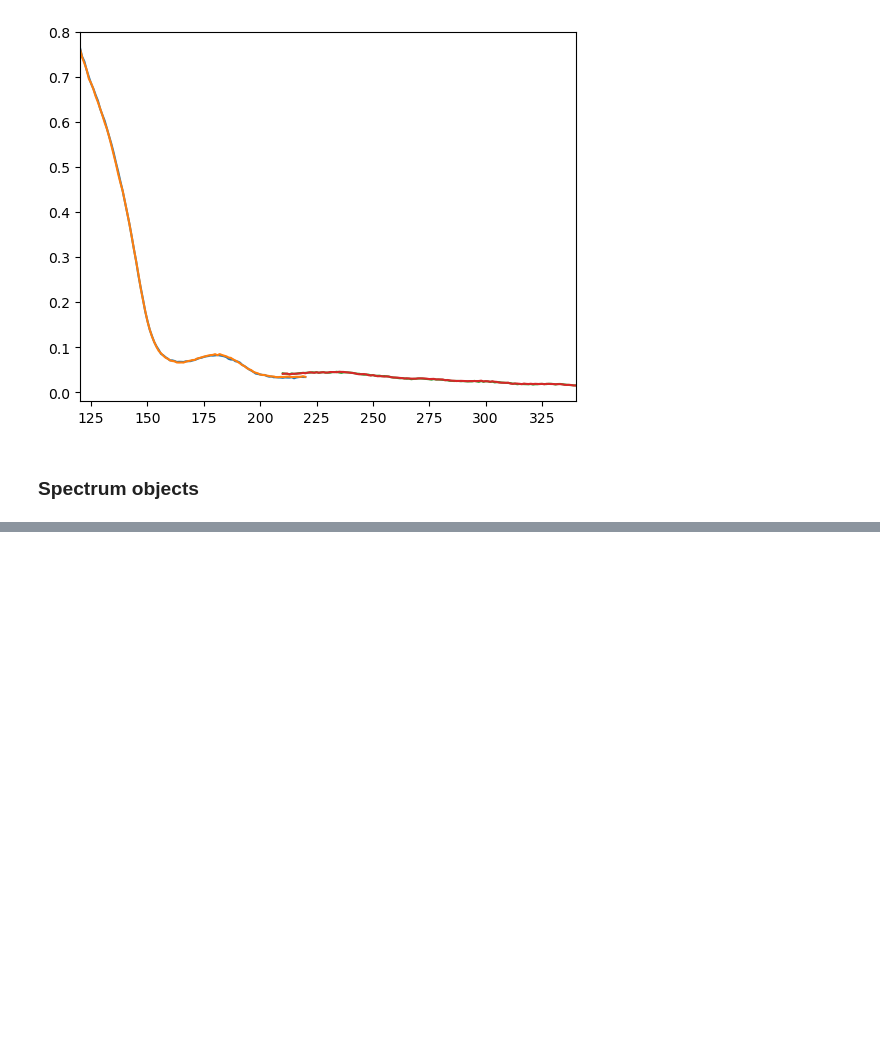
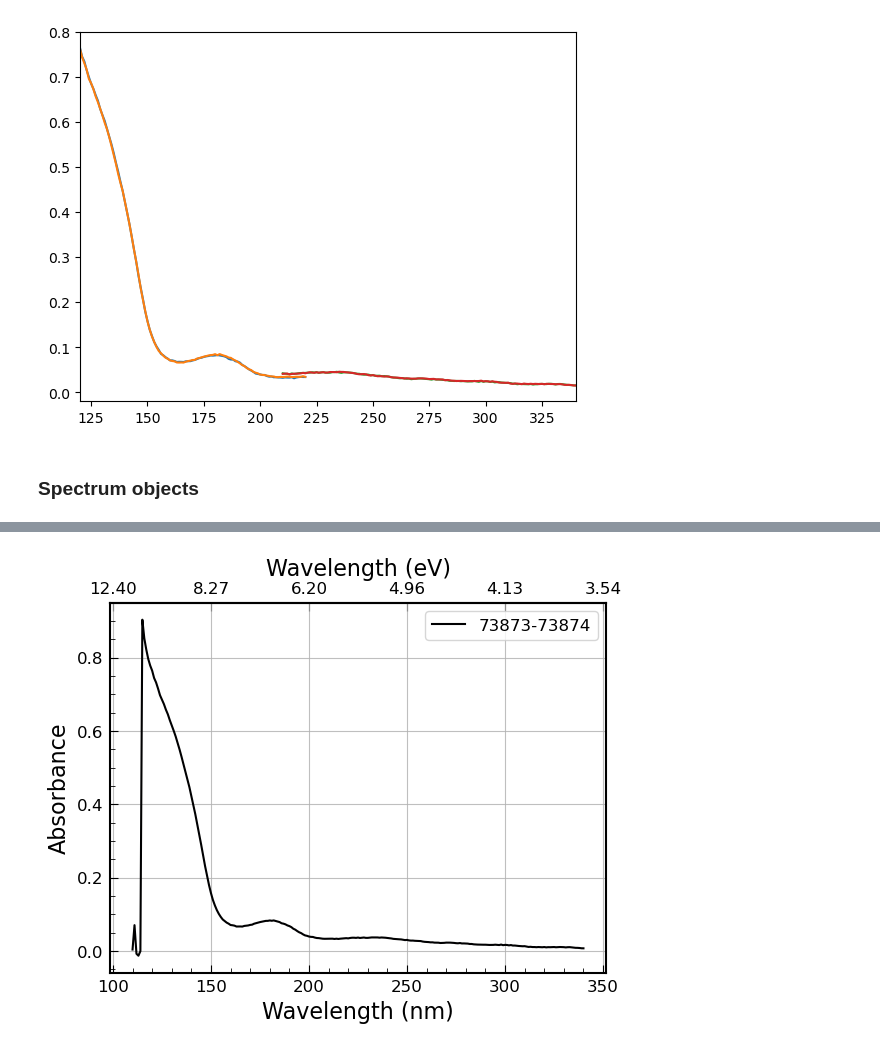
Before and after one commit to cassidy-andrew/AU-UV_ices, a Jupyter notebook: playground.ipynb, the cells around one changed output, grey strips where cells are left out. Drawn from its saved outputs; the diff is of its cells as text; code cells hidden in the pictures; blank space fills up the shorter version.

```diff
--- a/playground.ipynb
+++ b/playground.ipynb
@@ -70,0 +129,6 @@ tools.plot_absorbance([test_spectrum], xlim=(120, 340), ylim=(-0.02, 0.8))
+# %%
+tester = tools.StichedSpectrum(spec1, spec2)
+# %%
+tools.plot_absorbance([tester])
+# %% [output]
+[figure, added]
```
Also changed, not shown: parts of 15 cells of this notebook, 1 other file.
